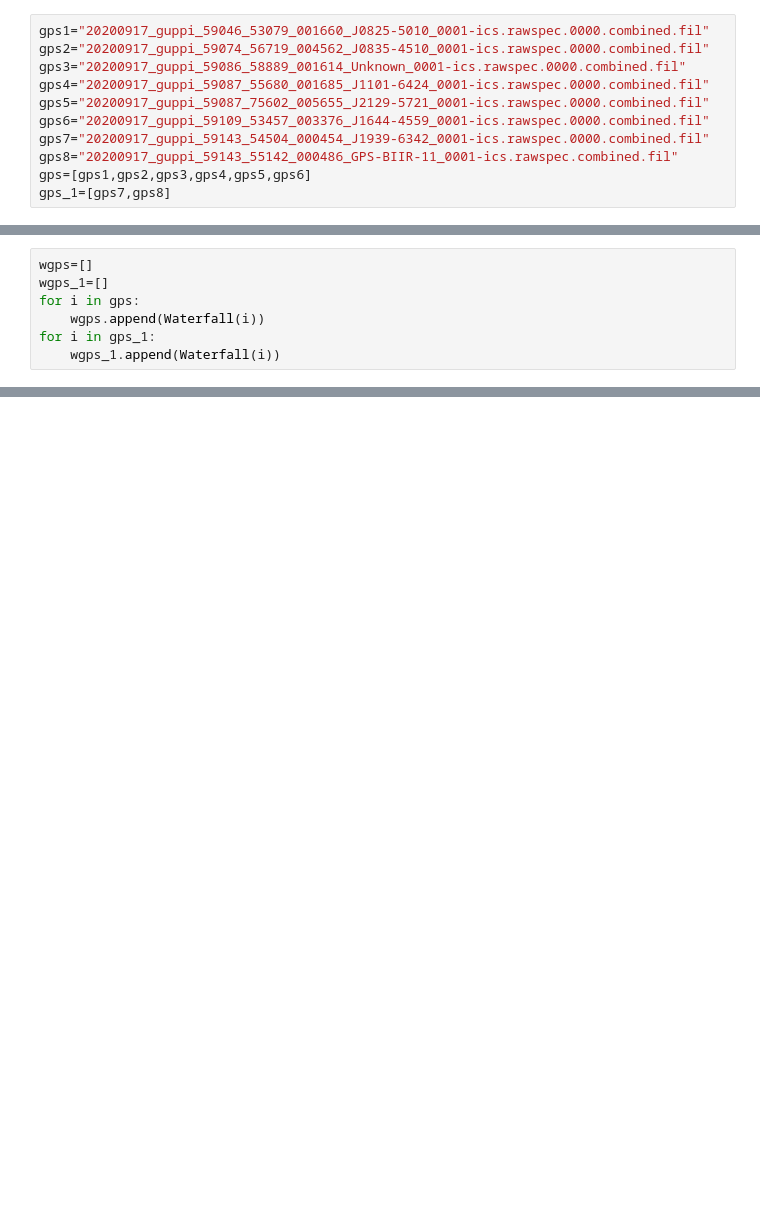
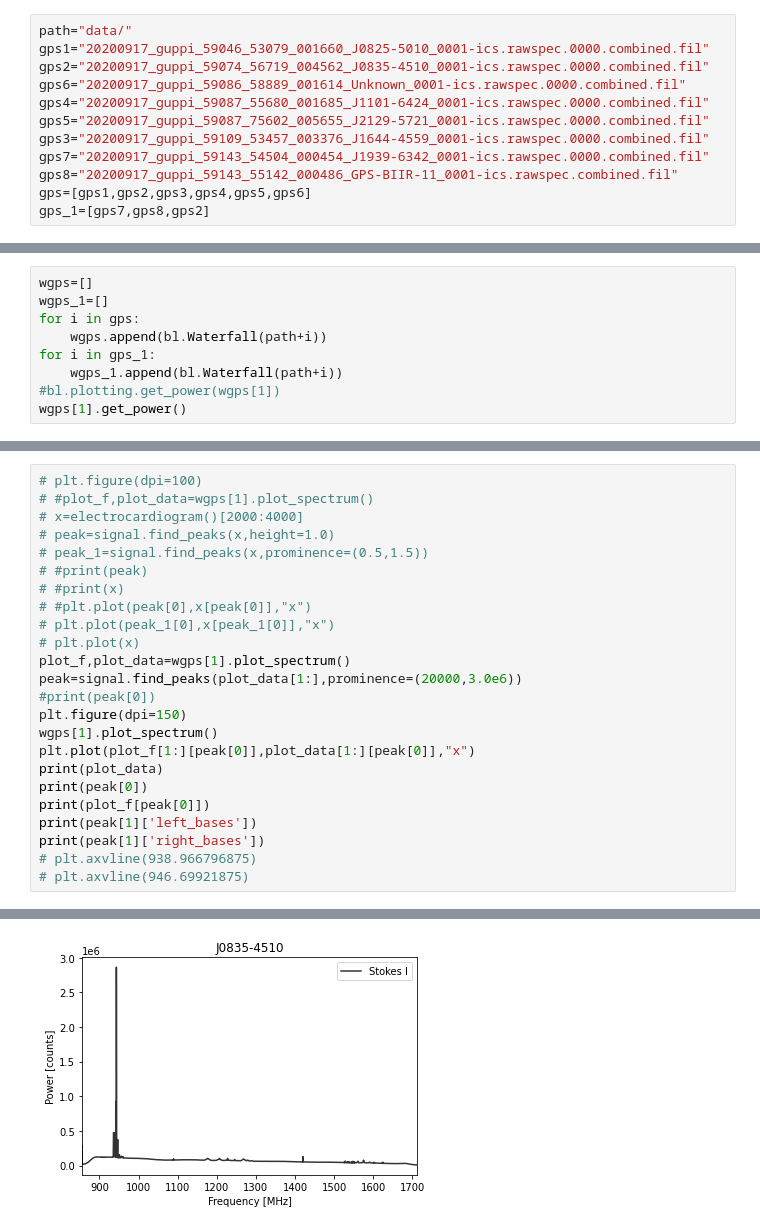
Before and after one commit to ZaynAmell/result, a Jupyter notebook: RFI.ipynb, the cells around one changed output, grey strips where cells are left out. Saved outputs shown, nothing was run; the diff lists cells and outputs as text; blank space fills up the shorter version.

```diff
--- a/RFI.ipynb
+++ b/RFI.ipynb
@@ -6,11 +8,12 @@ from blimpy import Waterfall
 # %%
+path="data/"
 gps1="20200917_guppi_59046_53079_001660_J0825-5010_0001-ics.rawspec.0000.combined.fil"
 gps2="20200917_guppi_59074_56719_004562_J0835-4510_0001-ics.rawspec.0000.combined.fil"
-gps3="20200917_guppi_59086_58889_001614_Unknown_0001-ics.rawspec.0000.combined.fil"
+gps6="20200917_guppi_59086_58889_001614_Unknown_0001-ics.rawspec.0000.combined.fil"
 gps4="20200917_guppi_59087_55680_001685_J1101-6424_0001-ics.rawspec.0000.combined.fil"
 gps5="20200917_guppi_59087_75602_005655_J2129-5721_0001-ics.rawspec.0000.combined.fil"
-gps6="20200917_guppi_59109_53457_003376_J1644-4559_0001-ics.rawspec.0000.combined.fil"
+gps3="20200917_guppi_59109_53457_003376_J1644-4559_0001-ics.rawspec.0000.combined.fil"
 gps7="20200917_guppi_59143_54504_000454_J1939-6342_0001-ics.rawspec.0000.combined.fil"
 gps8="20200917_guppi_59143_55142_000486_GPS-BIIR-11_0001-ics.rawspec.combined.fil"
 gps=[gps1,gps2,gps3,gps4,gps5,gps6]
-gps_1=[gps7,gps8]
+gps_1=[gps7,gps8,gps2]
@@ -38,7 +21,9 @@ Maximum freq (MHz) :                   1497.791015625
 wgps=[]
 wgps_1=[]
 for i in gps:
-    wgps.append(Waterfall(i))
+    wgps.append(bl.Waterfall(path+i))
 for i in gps_1:
-    wgps_1.append(Waterfall(i))
+    wgps_1.append(bl.Waterfall(path+i))
+#bl.plotting.get_power(wgps[1])
+wgps[1].get_power()
 # %% [output]
@@ -66,0 +45,25 @@ with open(gps1) as f:
+# %%
+# plt.figure(dpi=100)
+# #plot_f,plot_data=wgps[1].plot_spectrum()
+# x=electrocardiogram()[2000:4000]
+# peak=signal.find_peaks(x,height=1.0)
+# peak_1=signal.find_peaks(x,prominence=(0.5,1.5))
+# #print(peak)
+# #print(x)
+# #plt.plot(peak[0],x[peak[0]],"x")
+# plt.plot(peak_1[0],x[peak_1[0]],"x")
+# plt.plot(x)
+plot_f,plot_data=wgps[1].plot_spectrum()
+peak=signal.find_peaks(plot_data[1:],prominence=(20000,3.0e6))
+#print(peak[0])
+plt.figure(dpi=150)
+wgps[1].plot_spectrum()
+plt.plot(plot_f[1:][peak[0]],plot_data[1:][peak[0]],"x")
+print(plot_data)
+print(peak[0])
+print(plot_f[peak[0]])
+print(peak[1]['left_bases'])
+print(peak[1]['right_bases'])
+# plt.axvline(938.966796875)
+# plt.axvline(946.69921875)
+# %% [output]
@@ -66,0 +83 @@ with open(gps1) as f:
+[figure, added]
```
Also changed, not shown: parts of 16 cells of this notebook, 1 other file.
